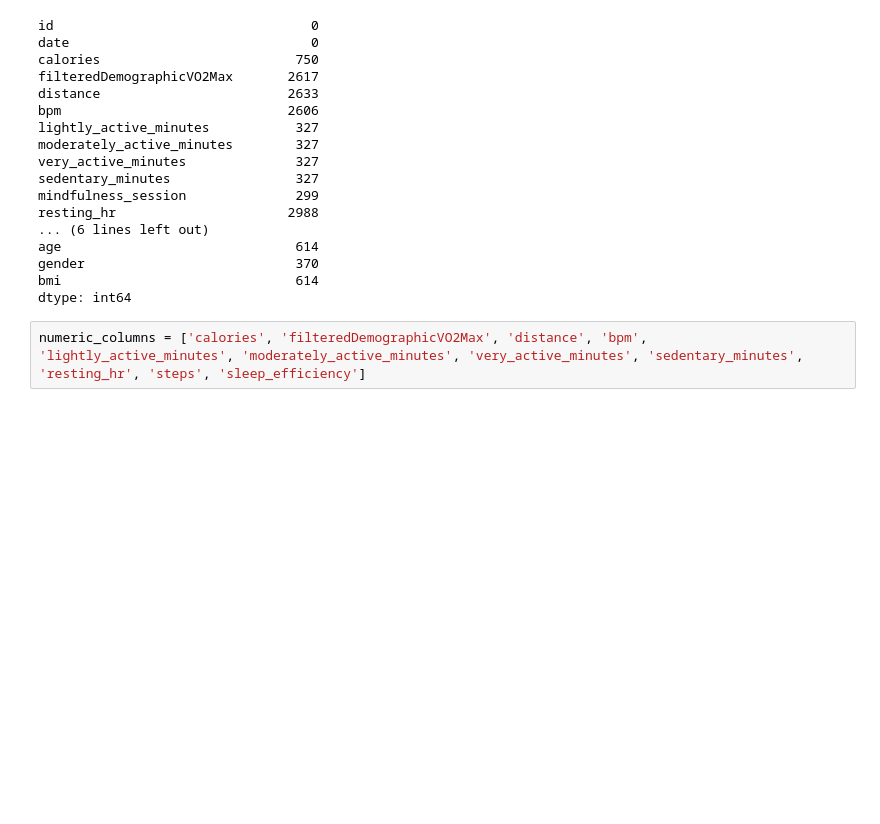
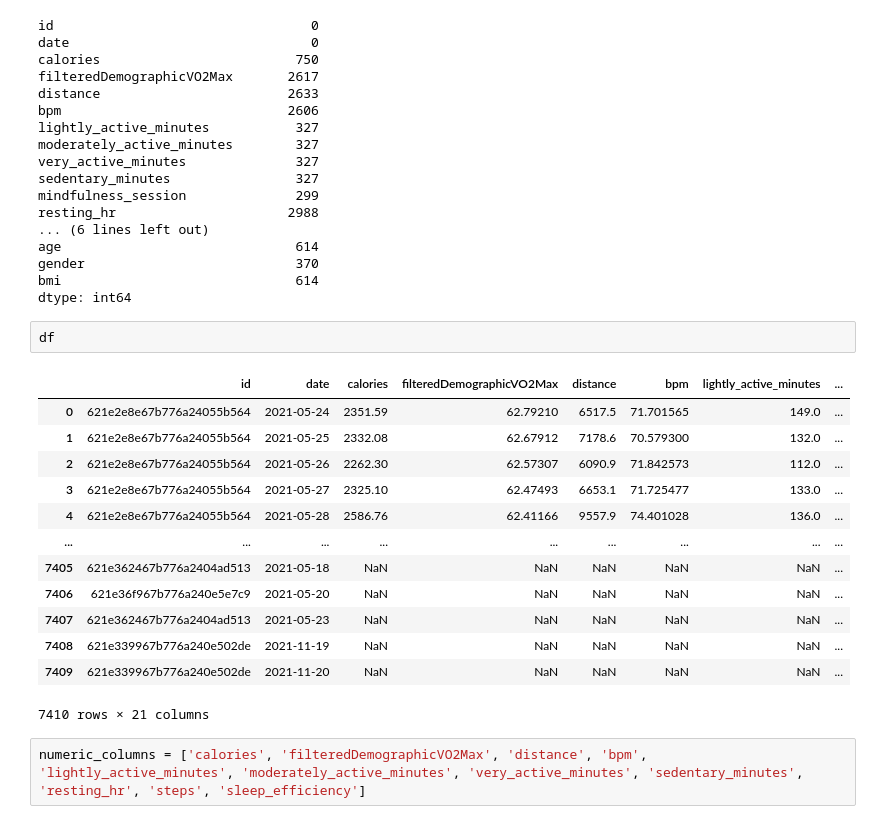
Before and after one commit to chuwong35122/2143488-Big-Data-and-Artificial-Intelligence-Project, a Jupyter notebook: fitbit_sleep_quality_enhance.ipynb, the cells around one changed output. Saved outputs shown, nothing was run; the diff lists cells and outputs as text; blank space fills up the shorter version.

```diff
--- a/fitbit_sleep_quality_enhance.ipynb
+++ b/fitbit_sleep_quality_enhance.ipynb
@@ -123,6 +125,22 @@ age                              614
 gender                           370
 bmi                              614
 dtype: int64
+# %%
+df
+# %% [output]
+|  | id | date | calories | filteredDemographicVO2Max | distance | bpm | lightly_active_minutes | ... |
+| 0 | 621e2e8e67b776a24055b564 | 2021-05-24 | 2351.59 | 62.79210 | 6517.5 | 71.701565 | 149.0 | ... |
+| 1 | 621e2e8e67b776a24055b564 | 2021-05-25 | 2332.08 | 62.67912 | 7178.6 | 70.579300 | 132.0 | ... |
+| 2 | 621e2e8e67b776a24055b564 | 2021-05-26 | 2262.30 | 62.57307 | 6090.9 | 71.842573 | 112.0 | ... |
+| 3 | 621e2e8e67b776a24055b564 | 2021-05-27 | 2325.10 | 62.47493 | 6653.1 | 71.725477 | 133.0 | ... |
+| 4 | 621e2e8e67b776a24055b564 | 2021-05-28 | 2586.76 | 62.41166 | 9557.9 | 74.401028 | 136.0 | ... |
+| ... | ... | ... | ... | ... | ... | ... | ... | ... |
+| 7405 | 621e362467b776a2404ad513 | 2021-05-18 | NaN | NaN | NaN | NaN | NaN | ... |
+| 7406 | 621e36f967b776a240e5e7c9 | 2021-05-20 | NaN | NaN | NaN | NaN | NaN | ... |
+| 7407 | 621e362467b776a2404ad513 | 2021-05-23 | NaN | NaN | NaN | NaN | NaN | ... |
+| 7408 | 621e339967b776a240e502de | 2021-11-19 | NaN | NaN | NaN | NaN | NaN | ... |
+| 7409 | 621e339967b776a240e502de | 2021-11-20 | NaN | NaN | NaN | NaN | NaN | ... |
+7410 rows × 21 columns
 # %%
 numeric_columns = ['calories', 'filteredDemographicVO2Max', 'distance', 'bpm', 'lightly_active_minutes', 'moderately_active_minutes', 'very_active_minutes', 'sedentary_minutes', 'resting_hr', 'steps', 'sleep_efficiency']
 # %%
```
Also changed, not shown: parts of 15 cells of this notebook, 1 other file.
